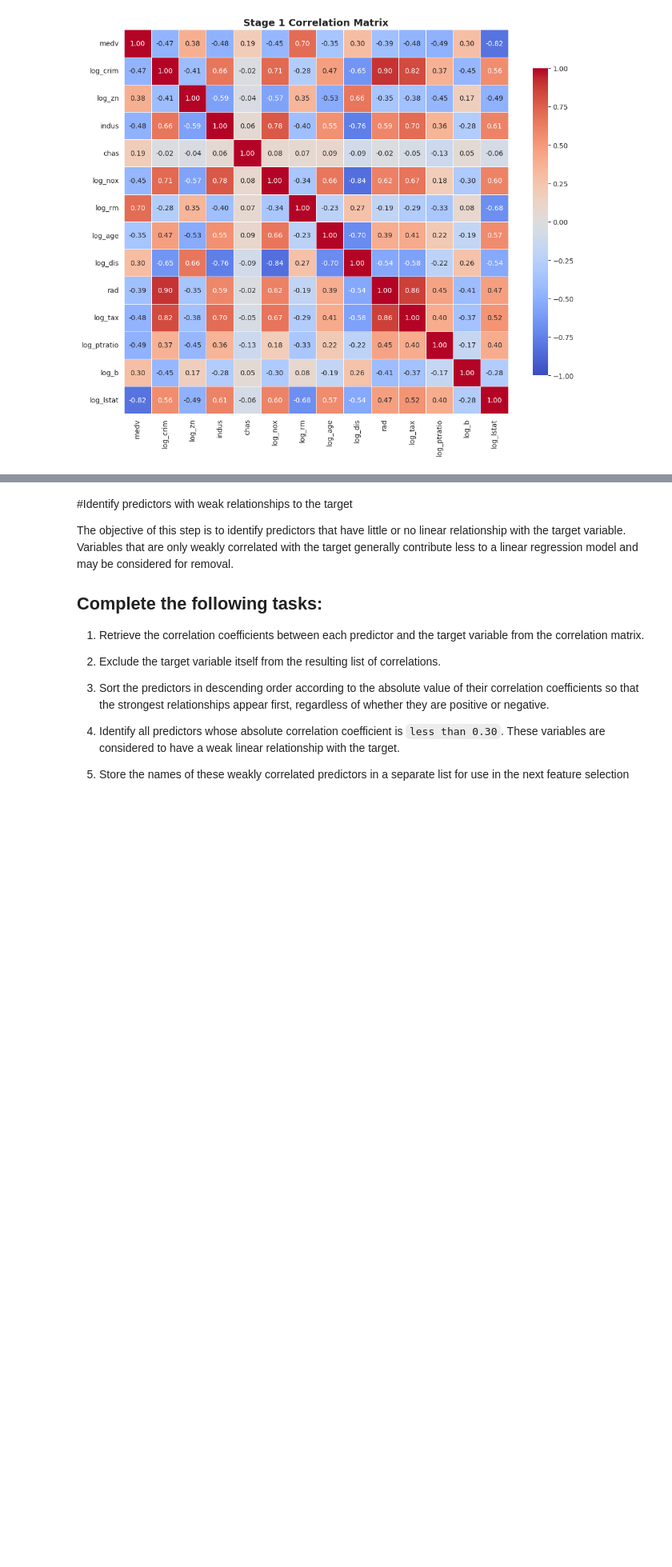
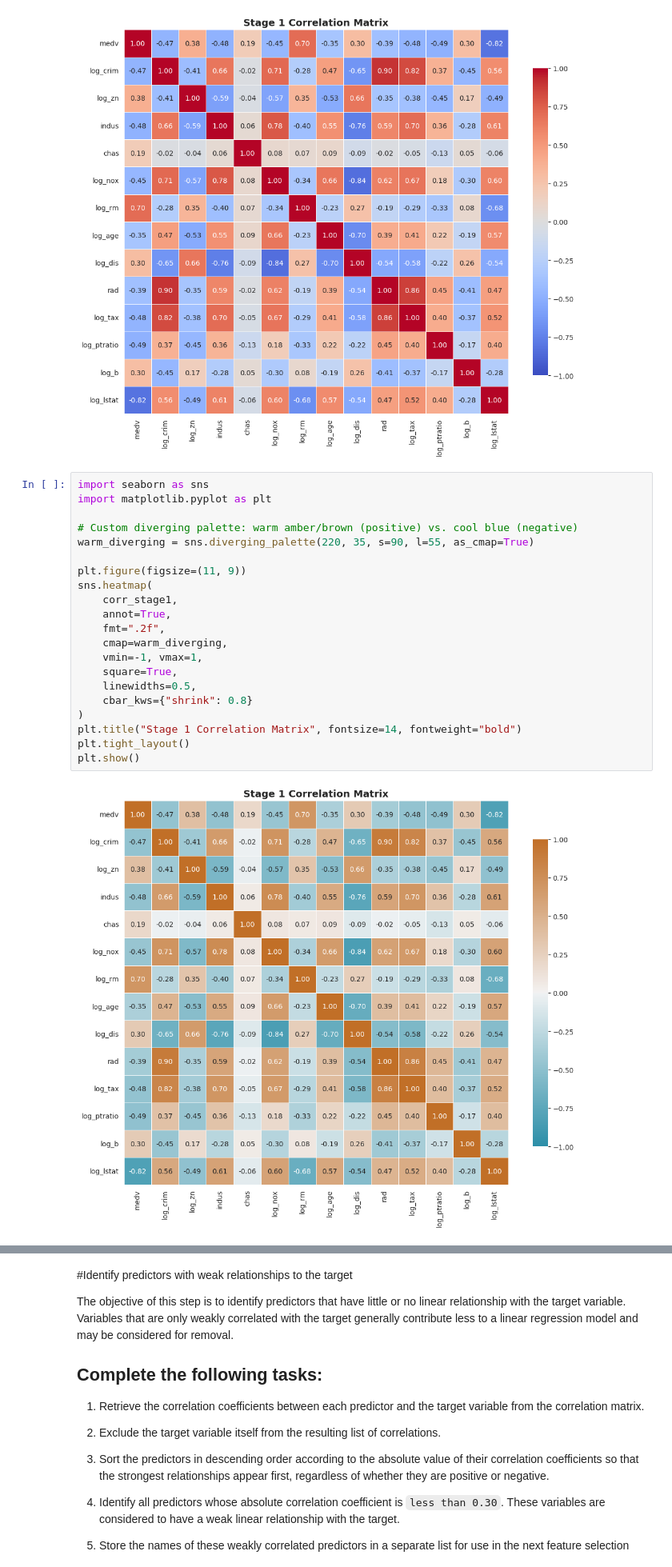
Before and after one commit to JoseAlberto88/Predictive-Analytics-, a Jupyter notebook: DAMO510_Module_04_in_Class_Activity_Starter_notebook.ipynb, the cells around one changed output, grey strips where cells are left out. Shown at 80% size. Cells and saved outputs as stored; diff of their text form; blank space fills up the shorter version.

```diff
--- a/DAMO510_Module_04_in_Class_Activity_Starter_notebook.ipynb
+++ b/DAMO510_Module_04_in_Class_Activity_Starter_notebook.ipynb
@@ -600,3 +600,26 @@ plt.tight_layout()
 plt.show()
 # %% [output]
 [figure]
+# %%
+import seaborn as sns
+import matplotlib.pyplot as plt
+
+# Custom diverging palette: warm amber/brown (positive) vs. cool blue (negative)
+warm_diverging = sns.diverging_palette(220, 35, s=90, l=55, as_cmap=True)
+
+plt.figure(figsize=(11, 9))
+sns.heatmap(
+    corr_stage1,
+    annot=True,
+    fmt=".2f",
+    cmap=warm_diverging,
+    vmin=-1, vmax=1,
+    square=True,
+    linewidths=0.5,
+    cbar_kws={"shrink": 0.8}
+)
+plt.title("Stage 1 Correlation Matrix", fontsize=14, fontweight="bold")
+plt.tight_layout()
+plt.show()
+# %% [output]
+[figure, added]
```
Also changed, not shown: parts of 1 cell of this notebook.
